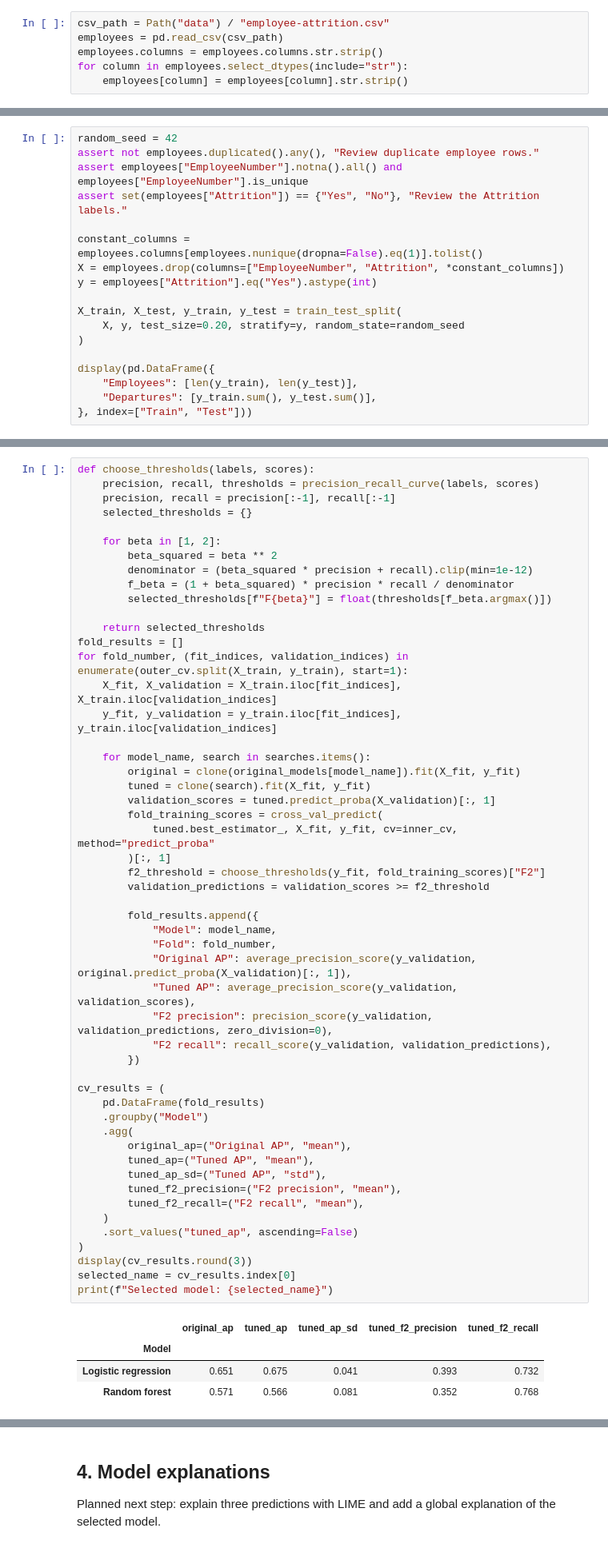
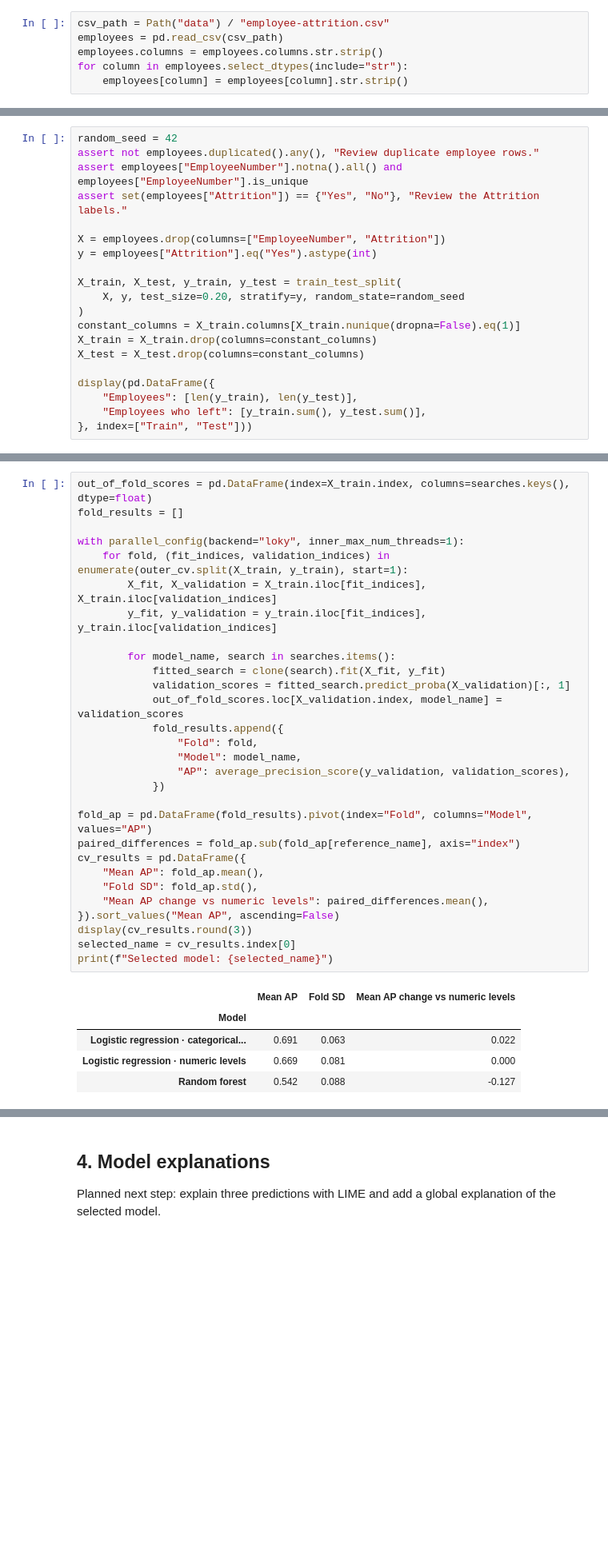
Before and after one commit to johanneswbr/medco-passau-xai, a Jupyter notebook: model_xai.ipynb, the cells around one changed output, grey strips where cells are left out. Shown at 80% size. Drawn from its saved outputs; the diff is of its cells as text; blank space fills up the shorter version.

```diff
--- a/model_xai.ipynb
+++ b/model_xai.ipynb
@@ -58,16 +59,18 @@ assert not employees.duplicated().any(), "Review duplicate employee rows."
 assert employees["EmployeeNumber"].notna().all() and employees["EmployeeNumber"].is_unique
 assert set(employees["Attrition"]) == {"Yes", "No"}, "Review the Attrition labels."
 
-constant_columns = employees.columns[employees.nunique(dropna=False).eq(1)].tolist()
-X = employees.drop(columns=["EmployeeNumber", "Attrition", *constant_columns])
+X = employees.drop(columns=["EmployeeNumber", "Attrition"])
 y = employees["Attrition"].eq("Yes").astype(int)
 
 X_train, X_test, y_train, y_test = train_test_split(
     X, y, test_size=0.20, stratify=y, random_state=random_seed
 )
+constant_columns = X_train.columns[X_train.nunique(dropna=False).eq(1)]
+X_train = X_train.drop(columns=constant_columns)
+X_test = X_test.drop(columns=constant_columns)
 
 display(pd.DataFrame({
     "Employees": [len(y_train), len(y_test)],
-    "Departures": [y_train.sum(), y_test.sum()],
+    "Employees who left": [y_train.sum(), y_test.sum()],
 }, index=["Train", "Test"]))
 # %% [output]
@@ -137,57 +141,35 @@ Use nested cross-validation to compare ranking quality and check the F2 threshol
 # %%
-def choose_thresholds(labels, scores):
-    precision, recall, thresholds = precision_recall_curve(labels, scores)
-    precision, recall = precision[:-1], recall[:-1]
-    selected_thresholds = {}
+out_of_fold_scores = pd.DataFrame(index=X_train.index, columns=searches.keys(), dtype=float)
+fold_results = []
 
-    for beta in [1, 2]:
-        beta_squared = beta ** 2
-        denominator = (beta_squared * precision + recall).clip(min=1e-12)
-        f_beta = (1 + beta_squared) * precision * recall / denominator
-        selected_thresholds[f"F{beta}"] = float(thresholds[f_beta.argmax()])
+with parallel_config(backend="loky", inner_max_num_threads=1):
+    for fold, (fit_indices, validation_indices) in enumerate(outer_cv.split(X_train, y_train), start=1):
+        X_fit, X_validation = X_train.iloc[fit_indices], X_train.iloc[validation_indices]
+        y_fit, y_validation = y_train.iloc[fit_indices], y_train.iloc[validation_indices]
 
-    return selected_thresholds
-fold_results = []
-for fold_number, (fit_indices, validation_indices) in enumerate(outer_cv.split(X_train, y_train), start=1):
-    X_fit, X_validation = X_train.iloc[fit_indices], X_train.iloc[validation_indices]
-    y_fit, y_validation = y_train.iloc[fit_indices], y_train.iloc[validation_indices]
+        for model_name, search in searches.items():
+            fitted_search = clone(search).fit(X_fit, y_fit)
+            validation_scores = fitted_search.predict_proba(X_validation)[:, 1]
+            out_of_fold_scores.loc[X_validation.index, model_name] = validation_scores
+            fold_results.append({
+                "Fold": fold,
+                "Model": model_name,
+                "AP": average_precision_score(y_validation, validation_scores),
+            })
 
-    for model_name, search in searches.items():
-        original = clone(original_models[model_name]).fit(X_fit, y_fit)
-        tuned = clone(search).fit(X_fit, y_fit)
-        validation_scores = tuned.predict_proba(X_validation)[:, 1]
-        fold_training_scores = cross_val_predict(
-            tuned.best_estimator_, X_fit, y_fit, cv=inner_cv, method="predict_proba"
-        )[:, 1]
-        f2_threshold = choose_thresholds(y_fit, fold_training_scores)["F2"]
-        validation_predictions = validation_scores >= f2_threshold
-
-        fold_results.append({
-            "Model": model_name,
-            "Fold": fold_number,
-            "Original AP": average_precision_score(y_validation, original.predict_proba(X_validation)[:, 1]),
-            "Tuned AP": average_precision_score(y_validation, validation_scores),
-            "F2 precision": precision_score(y_validation, validation_predictions, zero_division=0),
-            "F2 recall": recall_score(y_validation, validation_predictions),
-        })
-
-cv_results = (
-    pd.DataFrame(fold_results)
-    .groupby("Model")
-    .agg(
-        original_ap=("Original AP", "mean"),
-        tuned_ap=("Tuned AP", "mean"),
-        tuned_ap_sd=("Tuned AP", "std"),
-        tuned_f2_precision=("F2 precision", "mean"),
-        tuned_f2_recall=("F2 recall", "mean"),
-    )
-    .sort_values("tuned_ap", ascending=False)
-)
+fold_ap = pd.DataFrame(fold_results).pivot(index="Fold", columns="Model", values="AP")
+paired_differences = fold_ap.sub(fold_ap[reference_name], axis="index")
+cv_results = pd.DataFrame({
+    "Mean AP": fold_ap.mean(),
+    "Fold SD": fold_ap.std(),
+    "Mean AP change vs numeric levels": paired_differences.mean(),
+}).sort_values("Mean AP", ascending=False)
 display(cv_results.round(3))
 selected_name = cv_results.index[0]
 print(f"Selected model: {selected_name}")
 # %% [output]
-|  | original_ap | tuned_ap | tuned_ap_sd | tuned_f2_precision | tuned_f2_recall |
-| Model |  |  |  |  |  |
-| Logistic regression | 0.651 | 0.675 | 0.041 | 0.393 | 0.732 |
-| Random forest | 0.571 | 0.566 | 0.081 | 0.352 | 0.768 |
+|  | Mean AP | Fold SD | Mean AP change vs numeric levels |
+| Model |  |  |  |
+| Logistic regression · categorical... | 0.691 | 0.063 | 0.022 |
+| Logistic regression · numeric levels | 0.669 | 0.081 | 0.000 |
+| Random forest | 0.542 | 0.088 | -0.127 |
```
Also changed, not shown: parts of 16 cells of this notebook.
